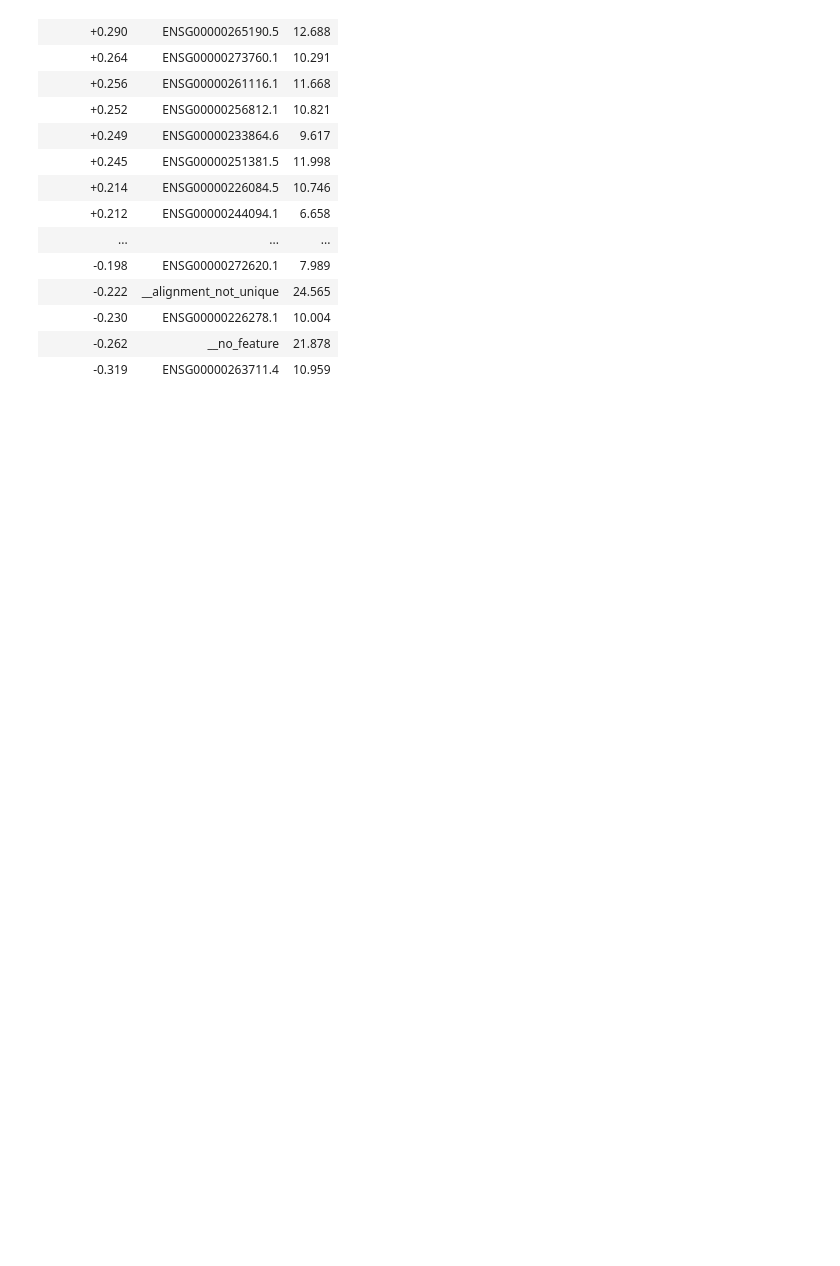
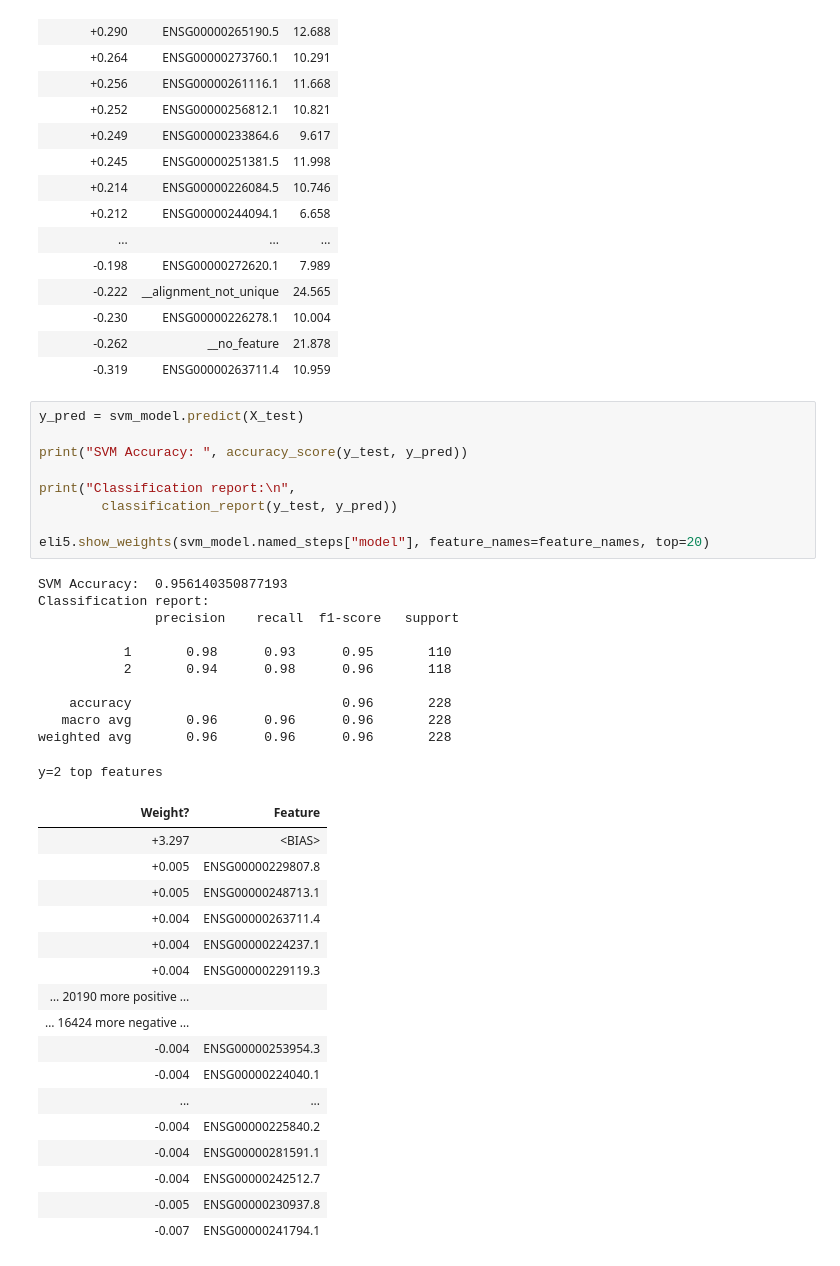
Before and after one commit to estherb-s/CompBio-1, a Jupyter notebook: Dimensionality reduction.ipynb, the cells around one changed output. Drawn from its saved outputs; the diff is of its cells as text; blank space fills up the shorter version.

```diff
--- a/Dimensionality reduction.ipynb
+++ b/Dimensionality reduction.ipynb
@@ -184,3 +135,41 @@ y=1 (probability 1.000, score -16.959) top features
 | -0.230 | ENSG00000226278.1 | 10.004 |
 | -0.262 | __no_feature | 21.878 |
 | -0.319 | ENSG00000263711.4 | 10.959 |
+# %%
+y_pred = svm_model.predict(X_test)
+
+print("SVM Accuracy: ", accuracy_score(y_test, y_pred))
+
+print("Classification report:\n",
+        classification_report(y_test, y_pred))
+
+eli5.show_weights(svm_model.named_steps["model"], feature_names=feature_names, top=20)
+# %% [output]
+SVM Accuracy:  0.956140350877193
+Classification report:
+               precision    recall  f1-score   support
+
+           1       0.98      0.93      0.95       110
+           2       0.94      0.98      0.96       118
+
+    accuracy                           0.96       228
+   macro avg       0.96      0.96      0.96       228
+weighted avg       0.96      0.96      0.96       228
+y=2 top features
+| Weight? | Feature |
+| +3.297 | <BIAS> |
+| +0.005 | ENSG00000229807.8 |
+| +0.005 | ENSG00000248713.1 |
+| +0.004 | ENSG00000263711.4 |
+| +0.004 | ENSG00000224237.1 |
+| +0.004 | ENSG00000229119.3 |
+| … 20190 more positive … |  |
+| … 16424 more negative … |  |
+| -0.004 | ENSG00000253954.3 |
+| -0.004 | ENSG00000224040.1 |
+| ... | ... |
+| -0.004 | ENSG00000225840.2 |
+| -0.004 | ENSG00000281591.1 |
+| -0.004 | ENSG00000242512.7 |
+| -0.005 | ENSG00000230937.8 |
+| -0.007 | ENSG00000241794.1 |
```
Also changed, not shown: parts of 27 cells of this notebook.
